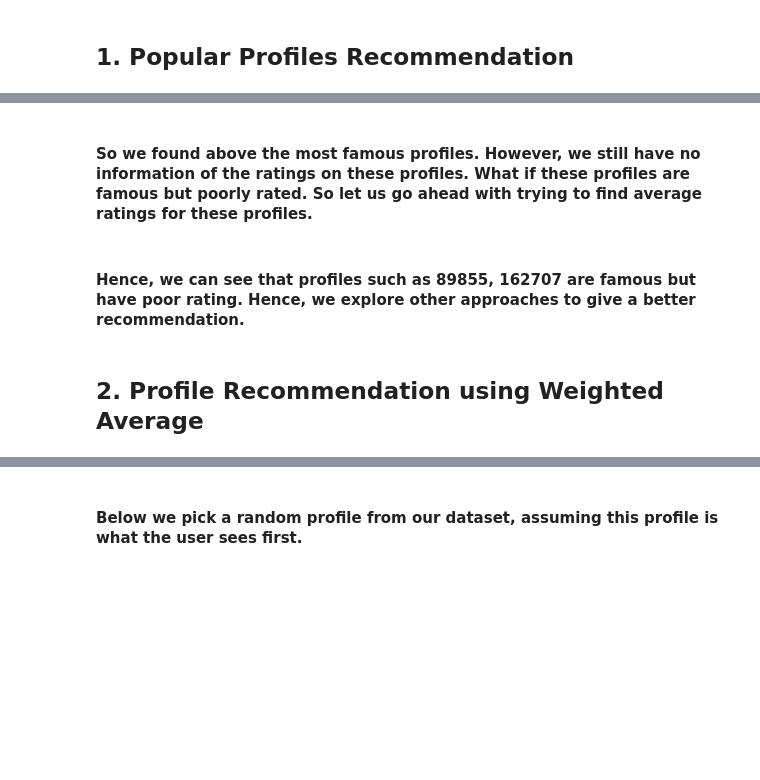
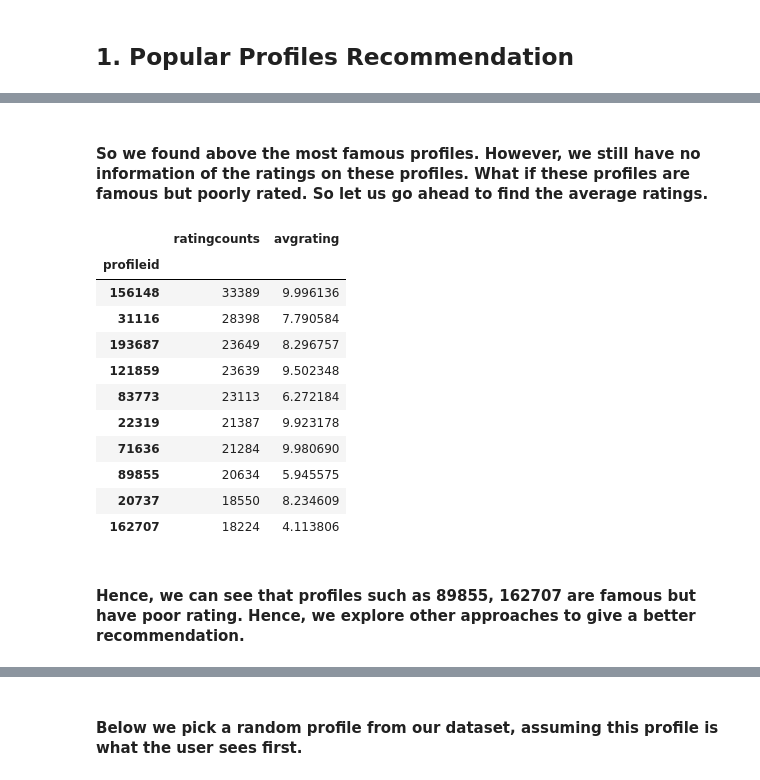
Before and after one commit to Anuj-Saboo/FindMeLove, a Jupyter notebook: FindMeLove.ipynb, the cells around one changed output, grey strips where cells are left out. Cells and saved outputs as stored; diff of their text form; code cells hidden in the pictures; blank space fills up the shorter version.

```diff
--- a/FindMeLove.ipynb
+++ b/FindMeLove.ipynb
@@ -48,5 +90,4 @@ dataset[['rating']].hist(bins=20)
 # %%
 topprofiles = pd.DataFrame(dataset.groupby('profileid')['rating'].count())
 topprofiles = topprofiles.rename(columns={'rating':'ratingcounts'})
-topprofiles = topprofiles.sort_values('ratingcounts',ascending=False)
-topprofiles.head(10)
+topprofiles.sort_values('ratingcounts',ascending=False).head(10)
@@ -53,9 +107,20 @@ topprofiles.head(10)
 # %% [markdown]
-#### So we found above the most famous profiles. However, we still have no information of the ratings on these profiles. What if these profiles are famous but poorly rated. So let us go ahead with trying to find average ratings for these profiles.
+#### So we found above the most famous profiles. However, we still have no information of the ratings on these profiles. What if these profiles are famous but poorly rated. So let us go ahead to find the average ratings.
 # %%
 topprofiles['avgrating'] = dataset.groupby('profileid')['rating'].mean()
-topprofiles.head(10)
+topprofiles.sort_values('ratingcounts',ascending=False).head(10)
+# %% [output]
+|  | ratingcounts | avgrating |
+| profileid |  |  |
+| 156148 | 33389 | 9.996136 |
+| 31116 | 28398 | 7.790584 |
+| 193687 | 23649 | 8.296757 |
+| 121859 | 23639 | 9.502348 |
+| 83773 | 23113 | 6.272184 |
+| 22319 | 21387 | 9.923178 |
+| 71636 | 21284 | 9.980690 |
+| 89855 | 20634 | 5.945575 |
+| 20737 | 18550 | 8.234609 |
+| 162707 | 18224 | 4.113806 |
 # %% [markdown]
 #### Hence, we can see that profiles such as 89855, 162707 are famous but have poor rating. Hence, we explore other approaches to give a better recommendation.
-# %% [markdown]
-## 2. Profile Recommendation using Weighted Average
```
Also changed, not shown: parts of 56 cells of this notebook.
